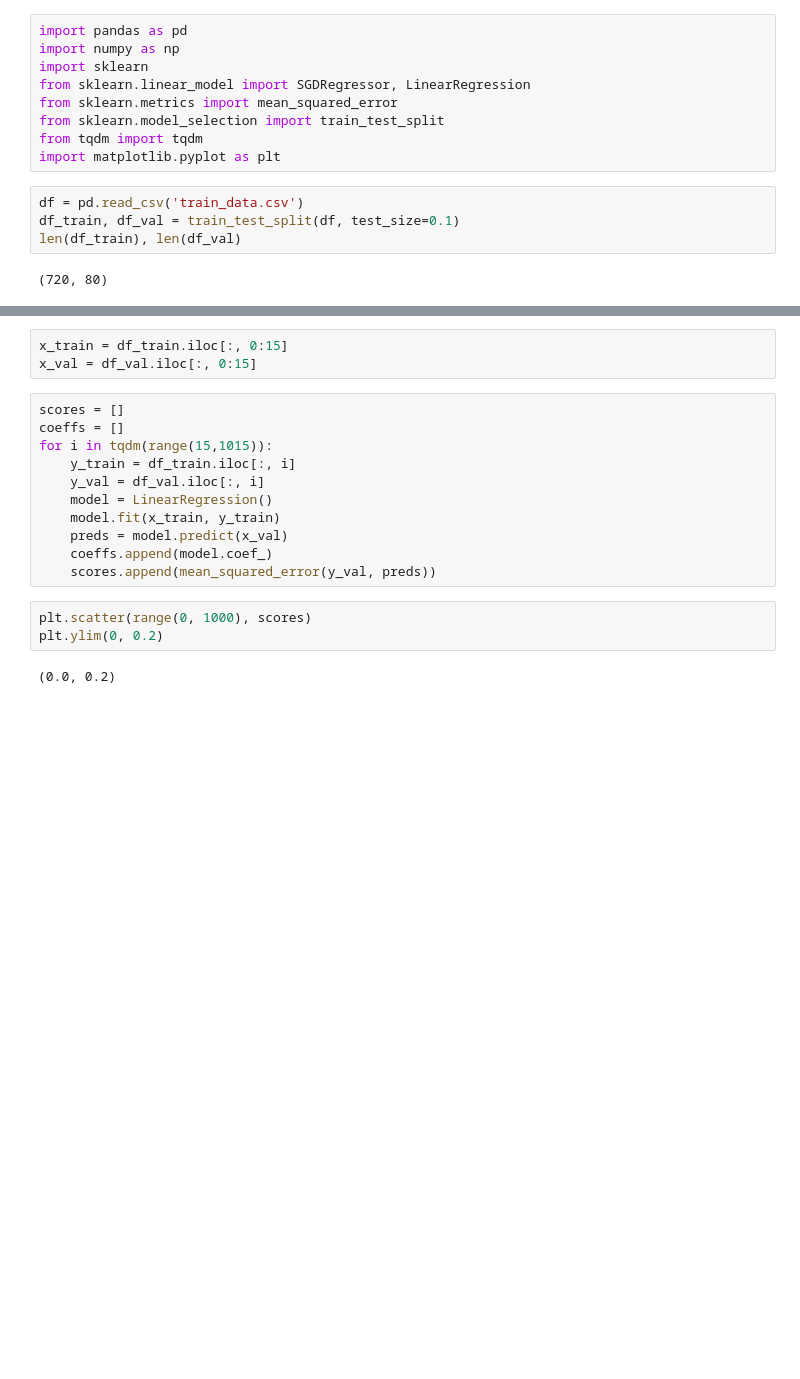
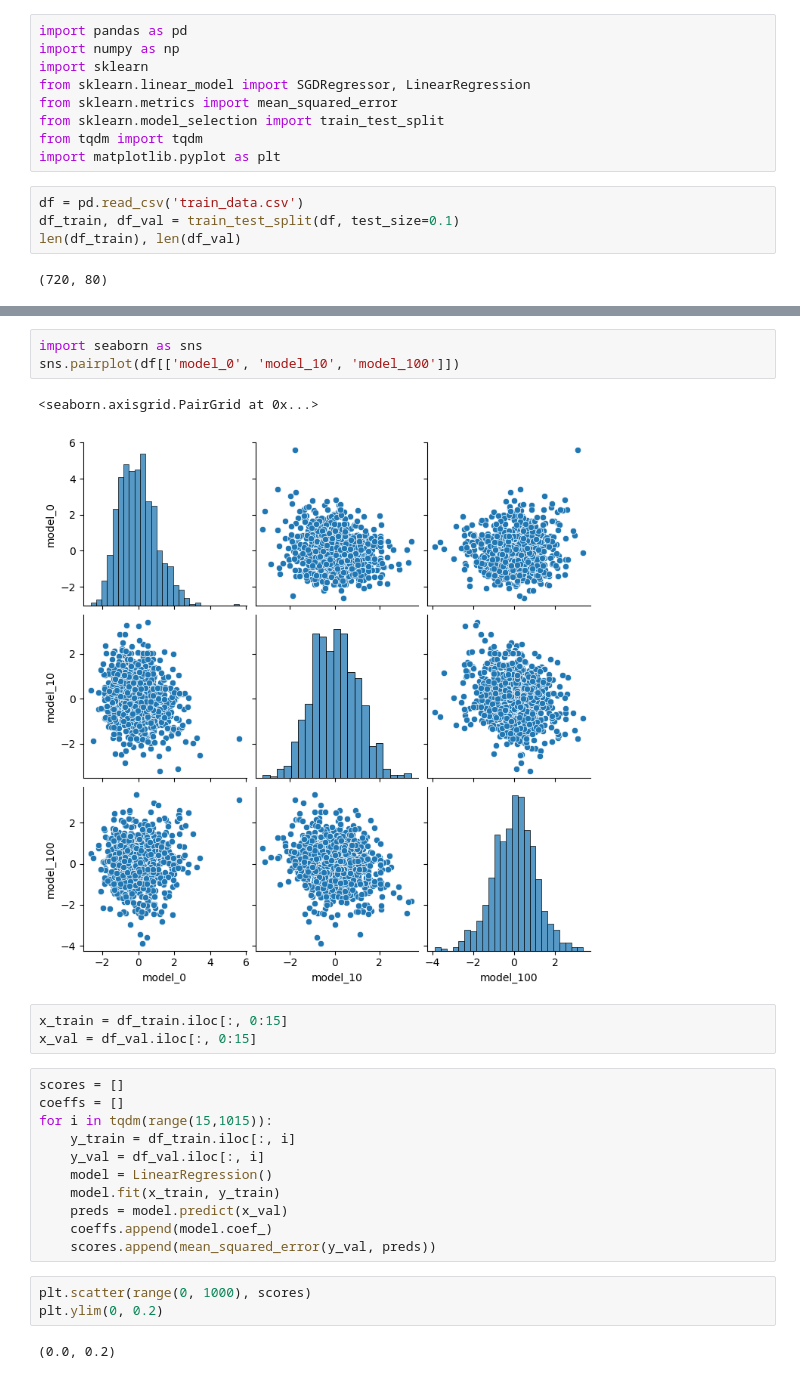
Before and after one commit to RayanKamarinchev/AI, a Jupyter notebook: IOAI_prep/georgia/2026/planet_x/planet_x.ipynb, the cells around one changed output, grey strips where cells are left out. Saved outputs shown, nothing was run; the diff lists cells and outputs as text; blank space fills up the shorter version.

```diff
--- a/IOAI_prep/georgia/2026/planet_x/planet_x.ipynb
+++ b/IOAI_prep/georgia/2026/planet_x/planet_x.ipynb
@@ -16,3 +26,9 @@ len(df_train), len(df_val)
+# %%
+import seaborn as sns
+sns.pairplot(df[['model_0', 'model_10', 'model_100']])
+# %% [output]
+<seaborn.axisgrid.PairGrid at 0x...>
+[figure, added]
 # %%
 x_train = df_train.iloc[:, 0:15]
 x_val = df_val.iloc[:, 0:15]
```
Also changed, not shown: parts of 6 cells of this notebook, 5 other files.
